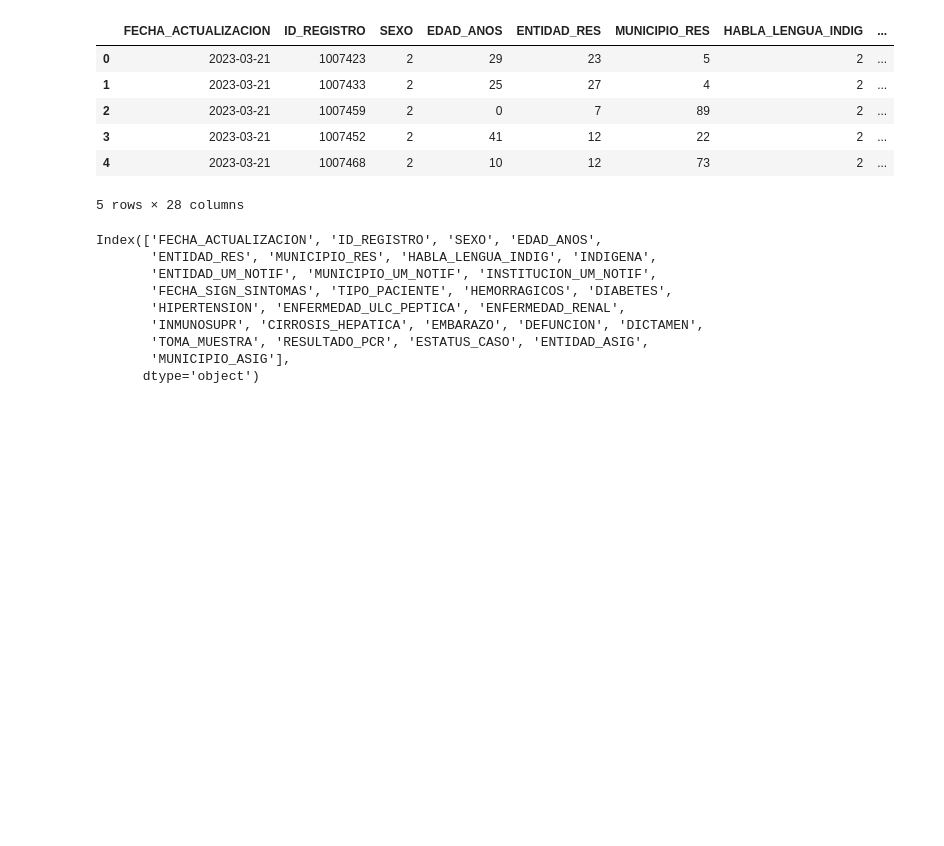
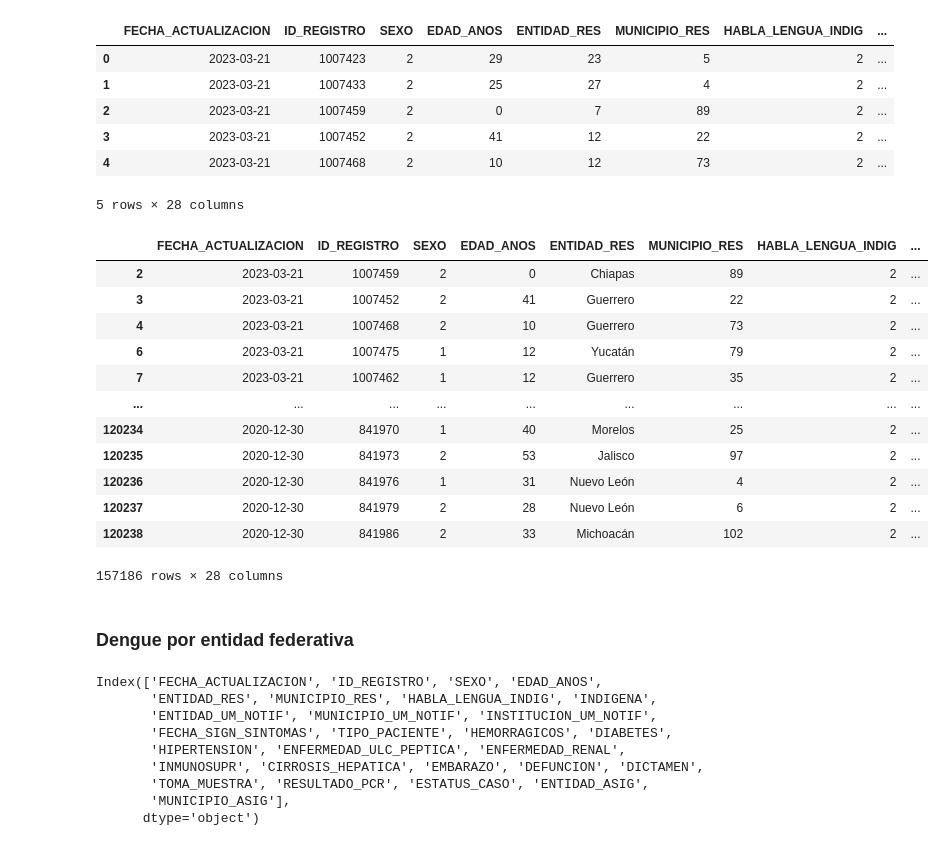
Before and after one commit to pcorner10/denguetemp2022, a Jupyter notebook: main_2023.ipynb, the cells around one changed output. Saved outputs shown, nothing was run; the diff lists cells and outputs as text; code cells hidden in the pictures; blank space fills up the shorter version.

```diff
--- a/main_2023.ipynb
+++ b/main_2023.ipynb
@@ -14,6 +49,6 @@ import re
 # %% [markdown]
 ## Carga de datos
 # %%
-files_degue = glob('data/*/*.csv')
+files_degue = glob('data/dengue/datos_abiertos_dengu*/*.csv')
 files_degue
 # %% [output]
@@ -24,11 +59,11 @@ files_degue
 # %%
-df_full = pd.DataFrame()
+dengue = pd.DataFrame()
 for f in files_degue:
     df = pd.read_csv(f)
     print(df.shape)
-    df_full = pd.concat([df_full, df], axis=0)
-print(df_full.shape)
-df_full.head()
+    dengue = pd.concat([dengue, df], axis=0)
+print(dengue.shape)
+dengue.head()
 # %% [output]
 (9439, 28)
 (57730, 28)
@@ -42,4 +77,29 @@ df_full.head()
 | 3 | 2023-03-21 | 1007452 | 2 | 41 | 12 | 22 | 2 | ... |
 | 4 | 2023-03-21 | 1007468 | 2 | 10 | 12 | 73 | 2 | ... |
 5 rows × 28 columns
+# %%
+dengue['FECHA_SIGN_SINTOMAS'] = pd.to_datetime(dengue['FECHA_SIGN_SINTOMAS'], format='%Y-%m-%d')
+# %%
+dengue['ENTIDAD_RES'] = dengue['ENTIDAD_RES'].map(entidades_federativas)
+dengue['ENTIDAD_UM_NOTIF'] = dengue['ENTIDAD_UM_NOTIF'].map(entidades_federativas)
+dengue['ENTIDAD_ASIG'] = dengue['ENTIDAD_ASIG'].map(entidades_federativas)
+# %%
+dengue = dengue[dengue['ESTATUS_CASO'] != 3]
+dengue
+# %% [output]
+|  | FECHA_ACTUALIZACION | ID_REGISTRO | SEXO | EDAD_ANOS | ENTIDAD_RES | MUNICIPIO_RES | HABLA_LENGUA_INDIG | ... |
+| 2 | 2023-03-21 | 1007459 | 2 | 0 | Chiapas | 89 | 2 | ... |
+| 3 | 2023-03-21 | 1007452 | 2 | 41 | Guerrero | 22 | 2 | ... |
+| 4 | 2023-03-21 | 1007468 | 2 | 10 | Guerrero | 73 | 2 | ... |
+| 6 | 2023-03-21 | 1007475 | 1 | 12 | Yucatán | 79 | 2 | ... |
+| 7 | 2023-03-21 | 1007462 | 1 | 12 | Guerrero | 35 | 2 | ... |
+| ... | ... | ... | ... | ... | ... | ... | ... | ... |
+| 120234 | 2020-12-30 | 841970 | 1 | 40 | Morelos | 25 | 2 | ... |
+| 120235 | 2020-12-30 | 841973 | 2 | 53 | Jalisco | 97 | 2 | ... |
+| 120236 | 2020-12-30 | 841976 | 1 | 31 | Nuevo León | 4 | 2 | ... |
+| 120237 | 2020-12-30 | 841979 | 2 | 28 | Nuevo León | 6 | 2 | ... |
+| 120238 | 2020-12-30 | 841986 | 2 | 33 | Michoacán | 102 | 2 | ... |
+157186 rows × 28 columns
+# %% [markdown]
+### Dengue por entidad federativa
 # %%
```
Also changed, not shown: parts of 11 cells of this notebook, 4 other files.
